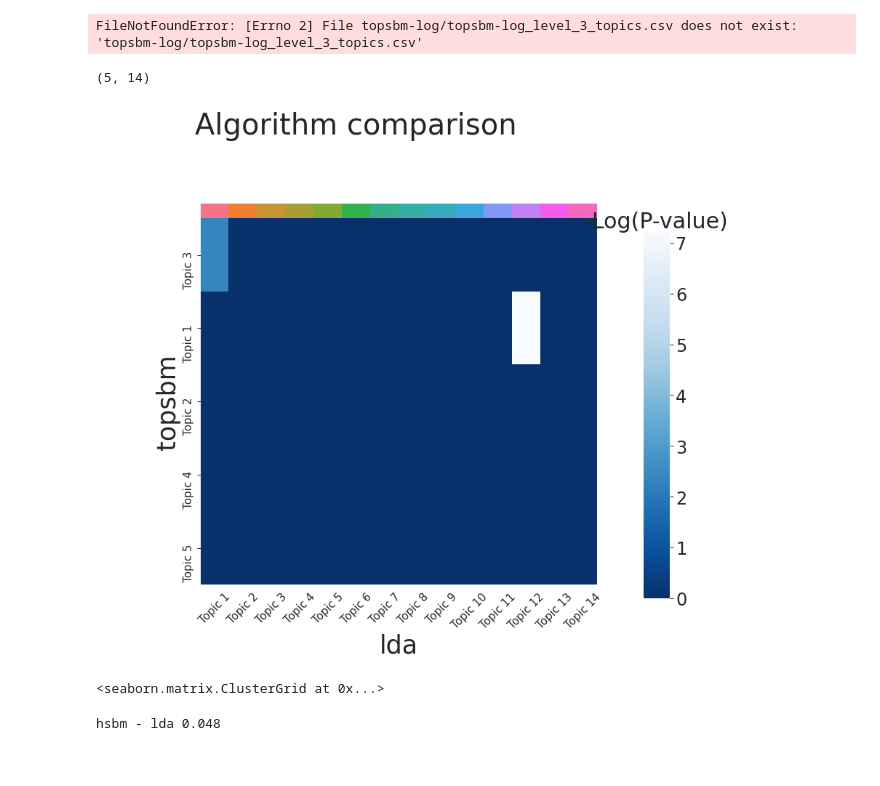
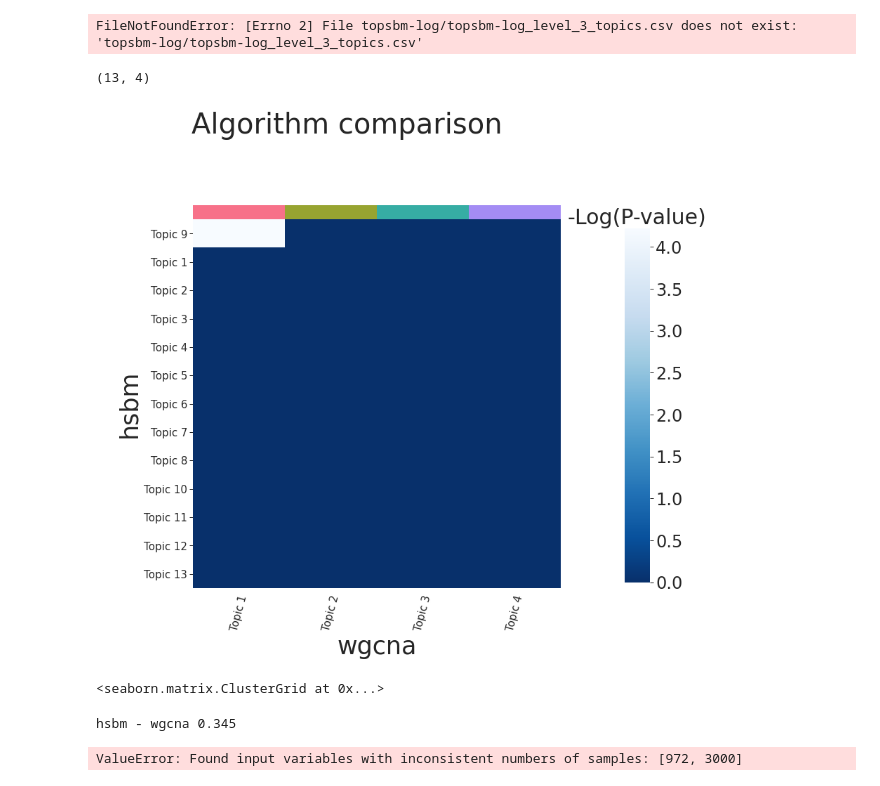
Before and after one commit to fvalle1/phd, a Jupyter notebook: hSBM_topics.ipynb, the cells around one changed output. Drawn from its saved outputs; the diff is of its cells as text; code cells hidden in the pictures.

```diff
--- a/hSBM_topics.ipynb
+++ b/hSBM_topics.ipynb
@@ -312,7 +312,7 @@ from sklearn.metrics import v_measure_score
 import seaborn as sns
 sns.set_context('paper')
 # %%
-hsbm_list_topics = pd.read_csv("topsbm/topsbm_level_3_topics.csv")
+hsbm_list_topics = pd.read_csv("topsbm/topsbm_level_2_topics.csv")
 gene_list = hsbm_list_topics.values.ravel().astype(str)
 gene_list = list(map(lambda g: g[:15],filter(lambda g: g!="nan", gene_list)))
 hsbm_list=pd.Series(index=[g[:15] for g in gene_list], dtype=str)
@@ -346,7 +346,7 @@ list_1 = hsbm_list
 list_2 = lda_list
 
 first_name = "hsbm"
-last_name = "lda"
+last_name = "wgcna"
 
 #to uniform
 list_1 = list_1[list_1.index.isin(list_2.index)]
@@ -355,19 +355,19 @@ list_2 = list_2[list_2.index.isin(list_1.index)]
 hyper_params = parameters_for_hypergeometric(list_1, list_2)
 df_cmap = build_map(*hyper_params)
 # %% [output]
-(5, 14)
+(13, 4)
 # %%
 df_cmap[df_cmap<2]=0
 df_cmap = df_cmap.sort_values(by=[t for t in df_cmap.columns], ascending=False)
 # %%
-plot_map(df_cmap)
+plot_map(df_cmap, first_name=first_name, last_name=last_name)
 # %% [output]
-[figure, old version]
+[figure, new version]
 <seaborn.matrix.ClusterGrid at 0x...>
 # %%
-print("hsbm - lda %.3f"%v_measure_score(list_1, list_2))
+print(f"{first_name} - {last_name} %.3f"%v_measure_score(list_1, list_2))
 # %% [output]
-hsbm - lda 0.048
+hsbm - wgcna 0.345
 # %%
 list(map(print,list_1[list_1=="Topic 39"].index))
 # %%
@@ -375,6 +375,8 @@ print("hsbm - wgcna %.3f"%v_measure_score(hsbm_list, wgcna_list))
 print("hsbm - tm %.3f"%v_measure_score(hsbm_list.reindex_like(tm_list), tm_list))
 print("tm - wgcna %.3f"%v_measure_score(tm_list, wgcna_list.reindex_like(tm_list)))
 print("hsbm - lda %.3f"%v_measure_score(hsbm_list, lda_list.reindex_like(hsbm_list)))
+# %% [output]
+ValueError: Found input variables with inconsistent numbers of samples: [972, 3000]
 # %%
 for g in hsbm_list[hsbm_list=="Topic 1"].index:
     print(g)
```
Also changed, not shown: parts of 1 cell of this notebook, 3 other files.
